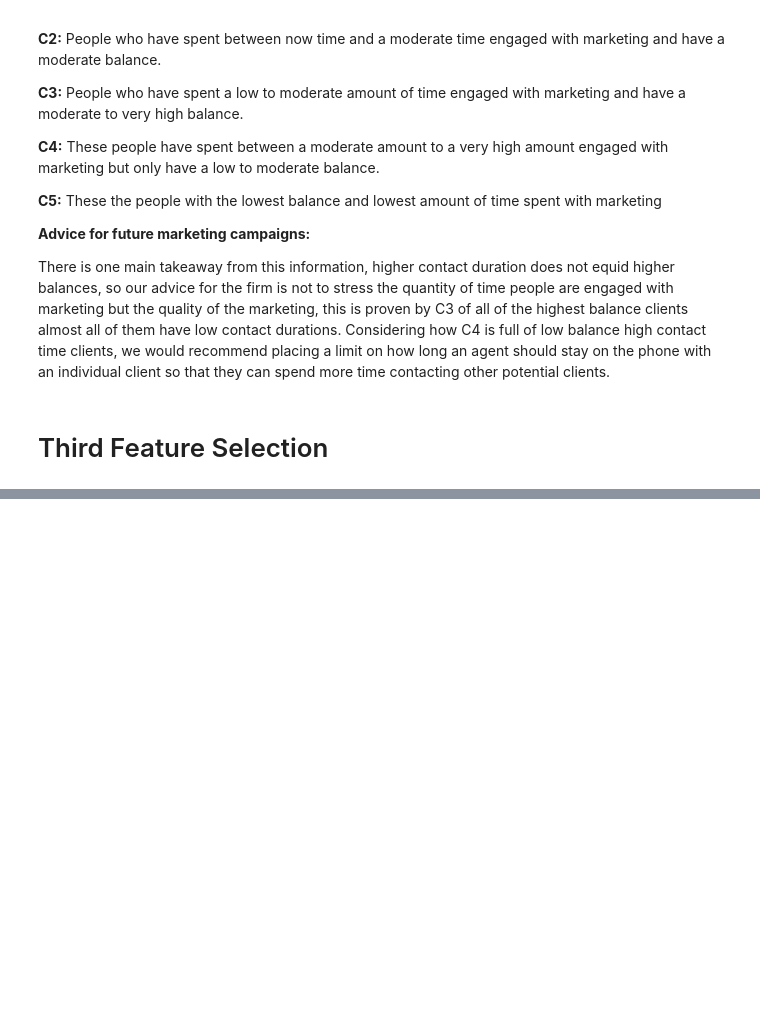
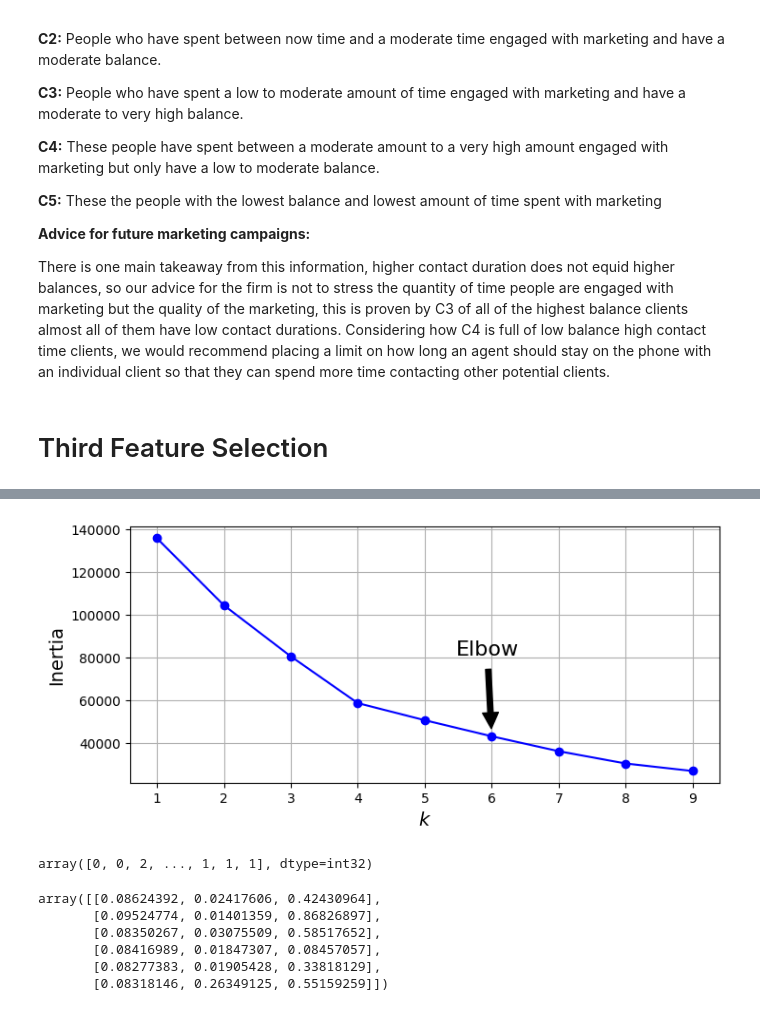
Before and after one commit to thaladikary/ml-assignment-1, a Jupyter notebook: Assignment1.ipynb, the cells around one changed output, grey strips where cells are left out. Drawn from its saved outputs; the diff is of its cells as text; code cells hidden in the pictures; blank space fills up the shorter version.

```diff
--- a/Assignment1.ipynb
+++ b/Assignment1.ipynb
@@ -676,7 +674,11 @@ X3 = X3[X3['LastDay'] != 628]
 # catagorical to numaric
 X3 = X3.replace(['yes', 'no'],[1, 0])
 X3 = X3.replace(['jan', 'feb', 'mar', 'apr', 'may', 'jun', 'jul', 'aug', 'sep', 'oct', 'nov', 'dec'],[1,2,3,4,5,6,7,8,9,10,11,12])
-X3[[]]
 
+days = X3['LastDay'].values.reshape(-1, 1)
+scaler = MinMaxScaler().fit(days)
+X3["LastDay"] = (scaler.transform(days))
+X3["last"] = X3.LastDay + X3.LastMonth
+X3 = X3[["Balance", "CampaignContacts", "last"]]
 scaler = MinMaxScaler().fit(X3)
 X3 = scaler.transform(X3)
@@ -696,0 +697,39 @@ X3 = scaler.transform(X3)
+# %%
+kmeans_per_k = [KMeans(n_clusters=k, n_init=10, random_state=42).fit(X3) for k in range(1,10)]
+inertias = [model.inertia_ for model in kmeans_per_k]
+# %%
+plt.figure(figsize=(8, 3.5))
+plt.plot(range(1, 10), inertias, "bo-")
+plt.xlabel("$k$", fontsize=14)
+plt.grid(True)
+plt.ylabel("Inertia", fontsize=14)
+
+plt.annotate('Elbow',
+             xy=(6, inertias[5]),
+             xytext=(0.55, 0.55),
+             textcoords='figure fraction',
+             fontsize=16,
+             arrowprops=dict(facecolor='black', shrink=0.1)
+            )
+
+#plt.axis([1, 8.5, 0, 1300])
+
+plt.show()
+# %% [output]
+[figure, added]
+# %%
+k=6
+kmeans = KMeans(n_clusters=k, n_init=10, random_state=42)
+y_pred = kmeans.fit_predict(X3)
+y_pred
+# %% [output]
+array([0, 0, 2, ..., 1, 1, 1], dtype=int32)
+# %%
+kmeans.cluster_centers_
+# %% [output]
+array([[0.08624392, 0.02417606, 0.42430964],
+       [0.09524774, 0.01401359, 0.86826897],
+       [0.08350267, 0.03075509, 0.58517652],
+       [0.08416989, 0.01847307, 0.08457057],
+       [0.08277383, 0.01905428, 0.33818129],
+       [0.08318146, 0.26349125, 0.55159259]])
```
Also changed, not shown: parts of 13 cells of this notebook.
